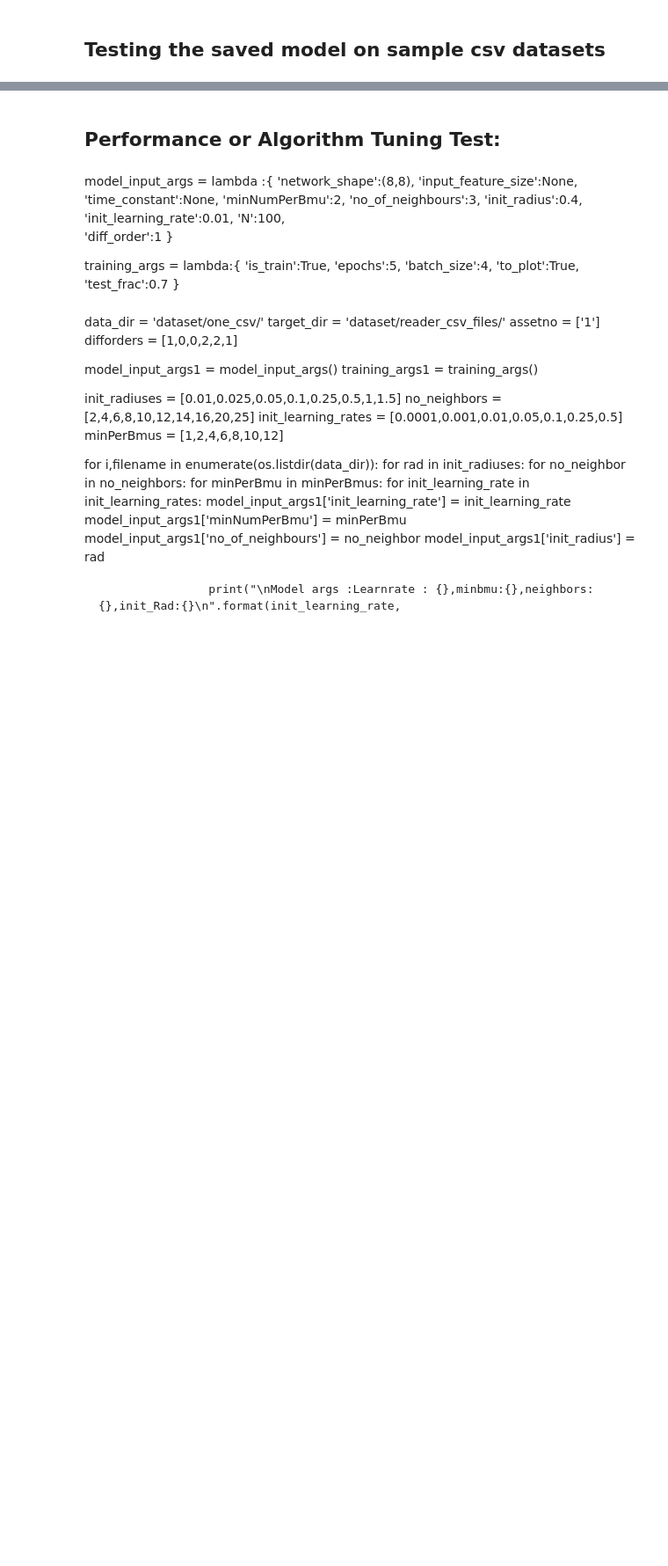
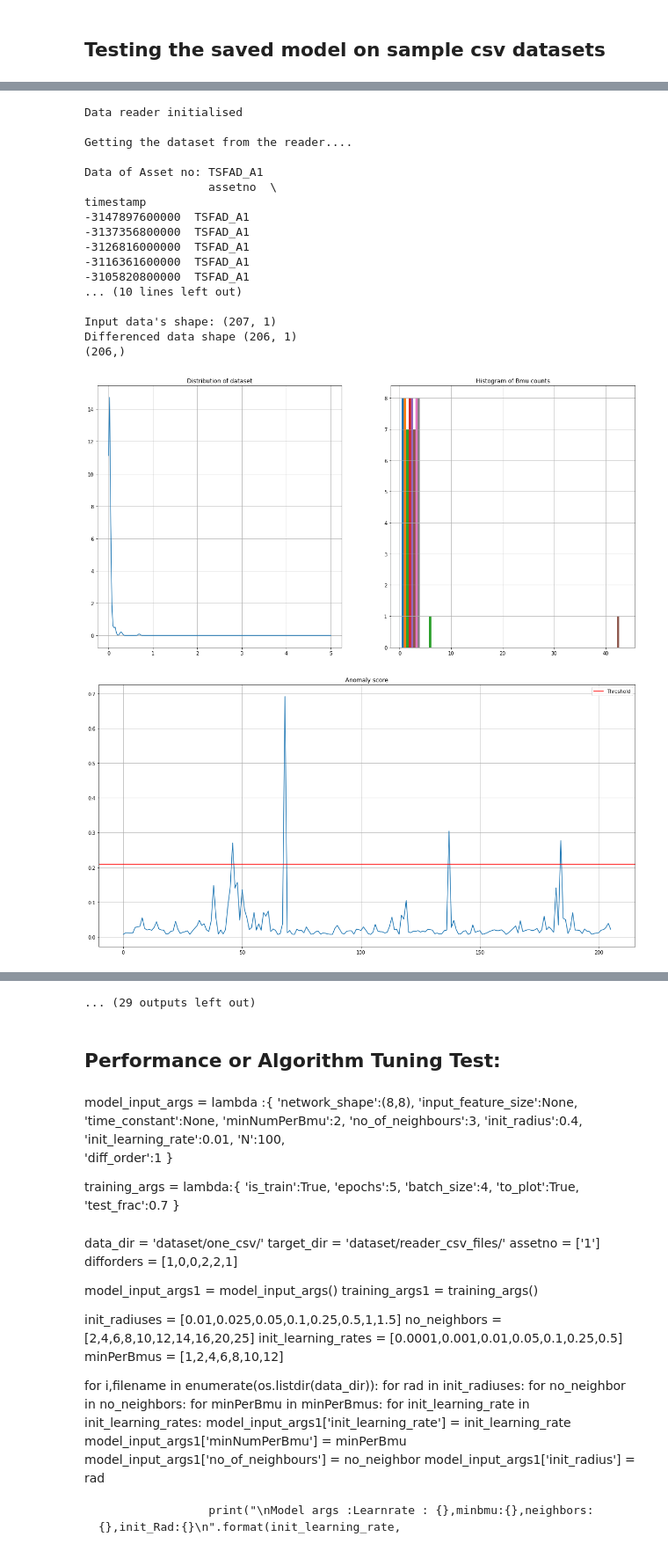
Before and after one commit to Rohithram/Self-Organizing-Maps-using-KNN, a Jupyter notebook: rohithram/Notebooks/som_knn_detector/anomaly_detection_using_som_knn_deployable.ipynb, the cells around one changed output, grey strips where cells are left out. Shown at 88% size. Drawn from its saved outputs; the diff is of its cells as text; code cells hidden in the pictures; blank space fills up the shorter version.

```diff
--- a/rohithram/Notebooks/som_knn_detector/anomaly_detection_using_som_knn_deployable.ipynb
+++ b/rohithram/Notebooks/som_knn_detector/anomaly_detection_using_som_knn_deployable.ipynb
@@ -682,3 +769,27 @@ No of anomalies detected : 4, Fraction of data detected as anomaly : 0.019323671
 
  No of Anomalies detected = 4
 {"header": {"code": "200", "status": "OK"}, "body": [{"asset": "TSFAD_A1", "anomalies": [{"name": "Alcohol demand (log spirits consumption per head), UK, 1870-1938", "datapoints": [{"from_timestamp":  ...
+# %%
+%%timeit
+
+res = evaluate(**kwargs1,json_data=json_data)
+# %% [output]
+Data reader initialised
+
+Getting the dataset from the reader....
+
+Data of Asset no: TSFAD_A1
+                  assetno  \
+timestamp
+-3147897600000  TSFAD_A1
+-3137356800000  TSFAD_A1
+-3126816000000  TSFAD_A1
+-3116361600000  TSFAD_A1
+-3105820800000  TSFAD_A1
+... (10 lines left out)
+
+Input data's shape: (207, 1)
+Differenced data shape (206, 1)
+(206,)
+[figure, added]
+[figure, added]
@@ -685,3 +837,4 @@ No of anomalies detected : 4, Fraction of data detected as anomaly : 0.019323671
+... (29 outputs left out)
 # %% [markdown]
 ## Performance or Algorithm Tuning Test:
 # %% [markdown]
```
Also changed, not shown: parts of 10 cells of this notebook, 52 other files.
